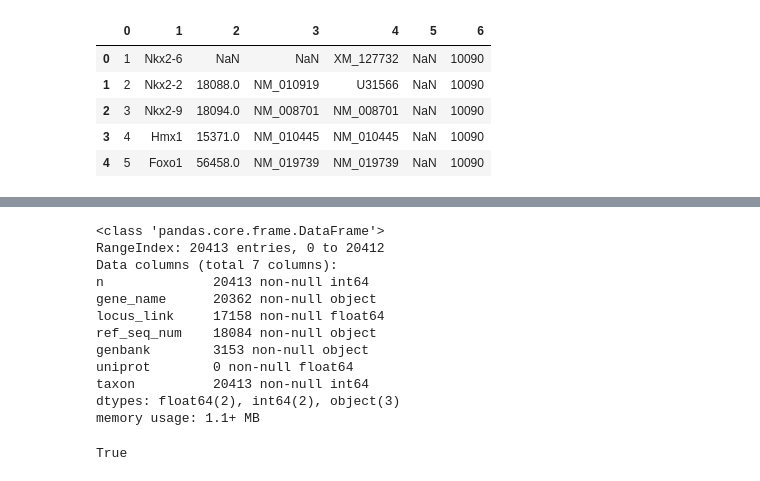
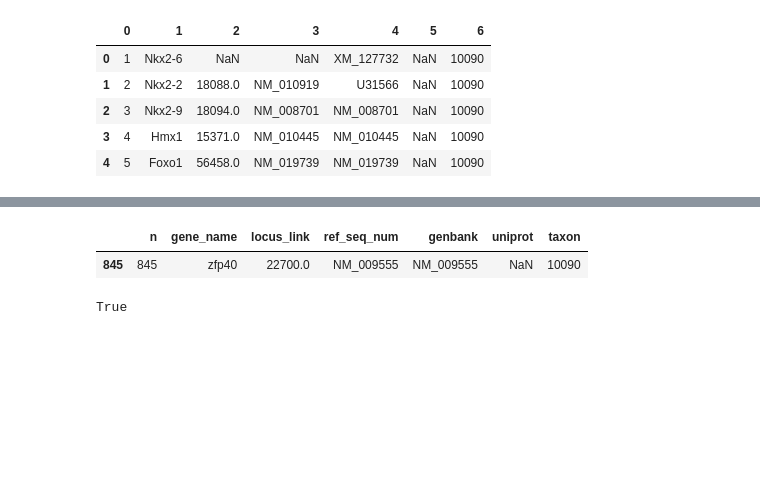
Before and after one commit to pineda-vv/Creating-gene-networks-using-NLP, a Jupyter notebook: capstone_files/EDA _PLOSGenetics_output.ipynb, the cells around one changed output, grey strips where cells are left out. Cells and saved outputs as stored; diff of their text form; code cells hidden in the pictures; blank space fills up the shorter version.

```diff
--- a/capstone_files/EDA _PLOSGenetics_output.ipynb
+++ b/capstone_files/EDA _PLOSGenetics_output.ipynb
@@ -218,21 +218,13 @@ df_ucsc.head()
 | 2 | 3 | Nkx2-9 | 18094.0 | NM_008701 | NM_008701 | NaN | 10090 |
 | 3 | 4 | Hmx1 | 15371.0 | NM_010445 | NM_010445 | NaN | 10090 |
 | 4 | 5 | Foxo1 | 56458.0 | NM_019739 | NM_019739 | NaN | 10090 |
-# %%
-df_ucsc.info()
-# %% [output]
-<class 'pandas.core.frame.DataFrame'>
-RangeIndex: 20413 entries, 0 to 20412
-Data columns (total 7 columns):
-n              20413 non-null int64
-gene_name      20362 non-null object
-locus_link     17158 non-null float64
-ref_seq_num    18084 non-null object
-genbank        3153 non-null object
-uniprot        0 non-null float64
-taxon          20413 non-null int64
-dtypes: float64(2), int64(2), object(3)
-memory usage: 1.1+ MB
+# %%
+gene_845 = df_ucsc[df_ucsc['n'] == 845]
+# %%
+gene_845
+# %% [output]
+|  | n | gene_name | locus_link | ref_seq_num | genbank | uniprot | taxon |
+| 845 | 845 | zfp40 | 22700.0 | NM_009555 | NM_009555 | NaN | 10090 |
 # %%
 gene_ucsc = set([str(name).lower() for name in df_ucsc["gene_name"] if len(str(name)) >1])
 # %%
```
Also changed, not shown: parts of 13 cells of this notebook, 2 other files.
